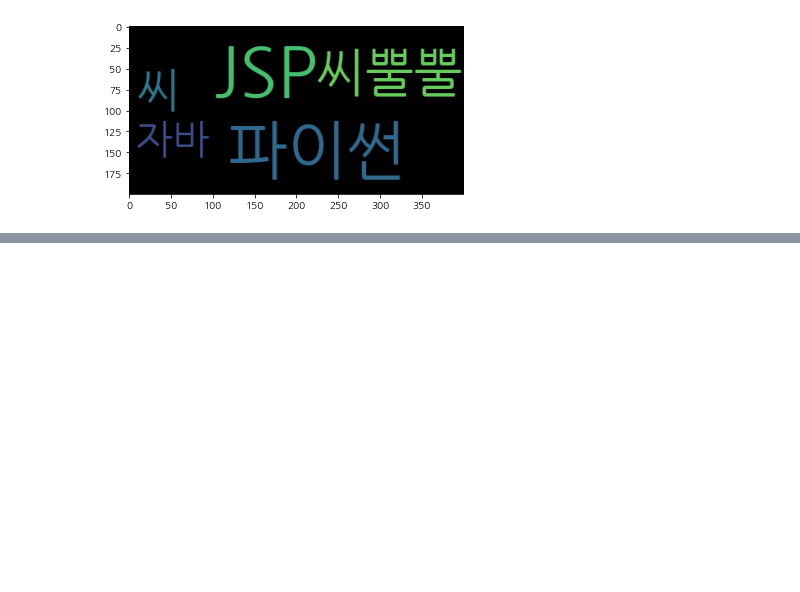
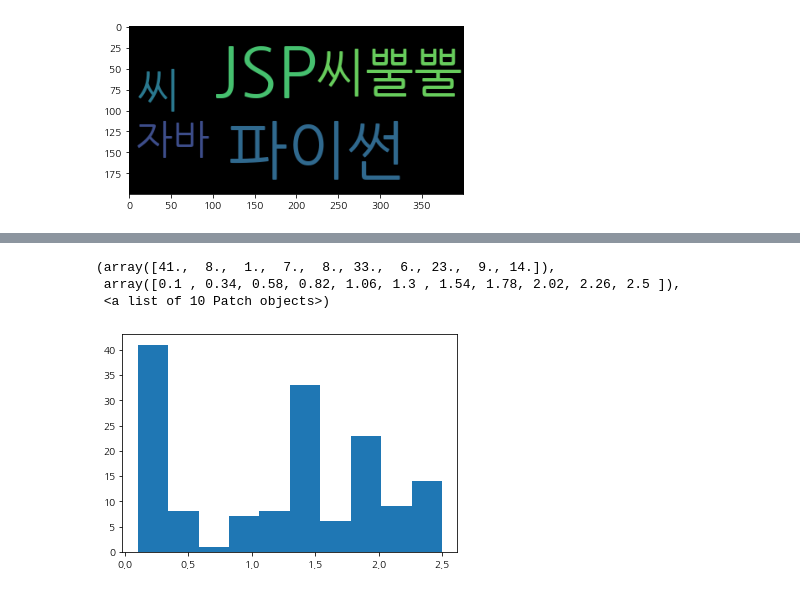
Before and after one commit to jeungsengho/python202204, a Jupyter notebook: 220509.ipynb, the cells around one changed output, grey strips where cells are left out. Saved outputs shown, nothing was run; the diff lists cells and outputs as text; code cells hidden in the pictures; blank space fills up the shorter version.

```diff
--- a/220509.ipynb
+++ b/220509.ipynb
@@ -197,0 +200,13 @@ https://www.wordclouds.com/
+# %%
+# 인공지능 with 파이썬
+
+# AI > ML > DL
+
+# 붓꽃 분류
+
+import pandas as pd                    # 분석 관련 라이브러리
+import numpy as np                    # 계산 관련 라이브러리
+from sklearn import datasets          # 붓꽃 데이터 포함
+
+
+iris = datasets.load_iris()
@@ -197,0 +267,3 @@ https://www.wordclouds.com/
+# %%
+df = pd.DataFrame(iris['data'], columns=iris['feature_names'])
+df
@@ -197,0 +284,2 @@ https://www.wordclouds.com/
+# %%
+df['target']=iris['target']
@@ -197,0 +302,3 @@ https://www.wordclouds.com/
+# %%
+df.columns = ['sepal_length', 'sepal_width',  'petal_length',	'petal_width',	'target']
+df
@@ -197,0 +330,11 @@ https://www.wordclouds.com/
+# %%
+# 정규 분포
+
+import matplotlib.pyplot as plt
+
+plt.hist(x='petal_width', data=df)
+# %% [output]
+(array([41.,  8.,  1.,  7.,  8., 33.,  6., 23.,  9., 14.]),
+ array([0.1 , 0.34, 0.58, 0.82, 1.06, 1.3 , 1.54, 1.78, 2.02, 2.26, 2.5 ]),
+ <a list of 10 Patch objects>)
+[figure, added]
```
Also changed, not shown: parts of 20 cells of this notebook.
